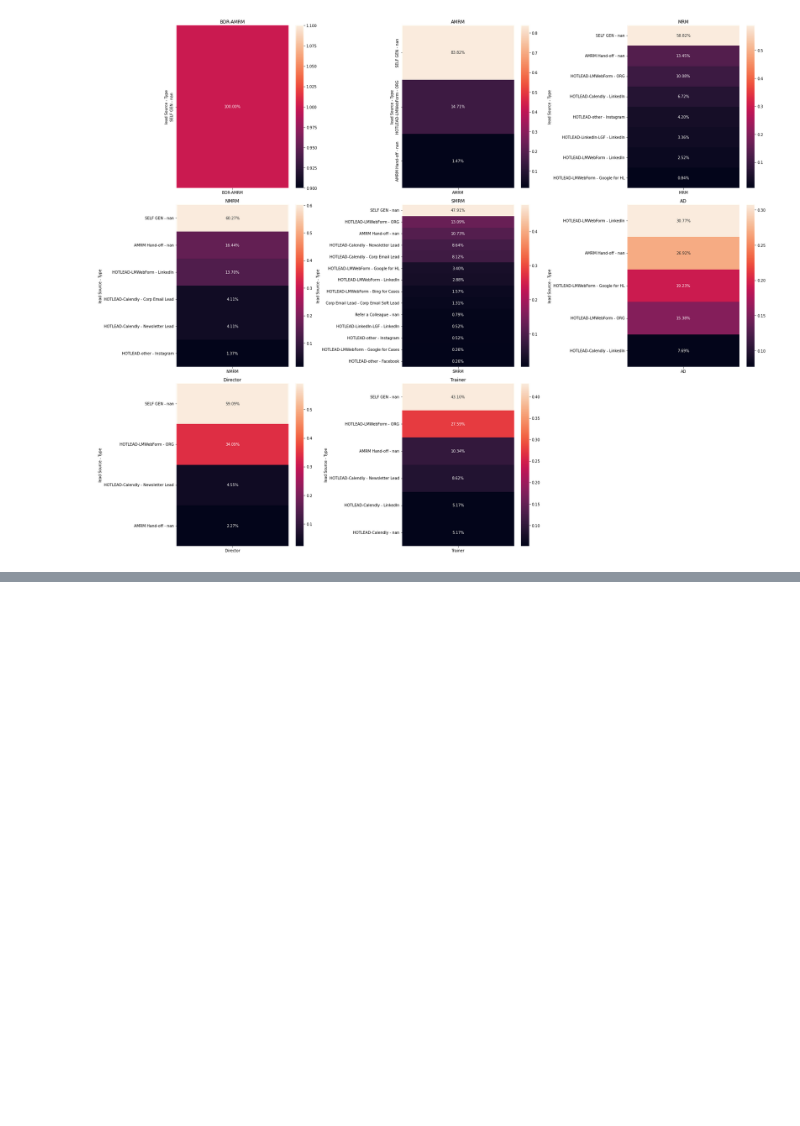
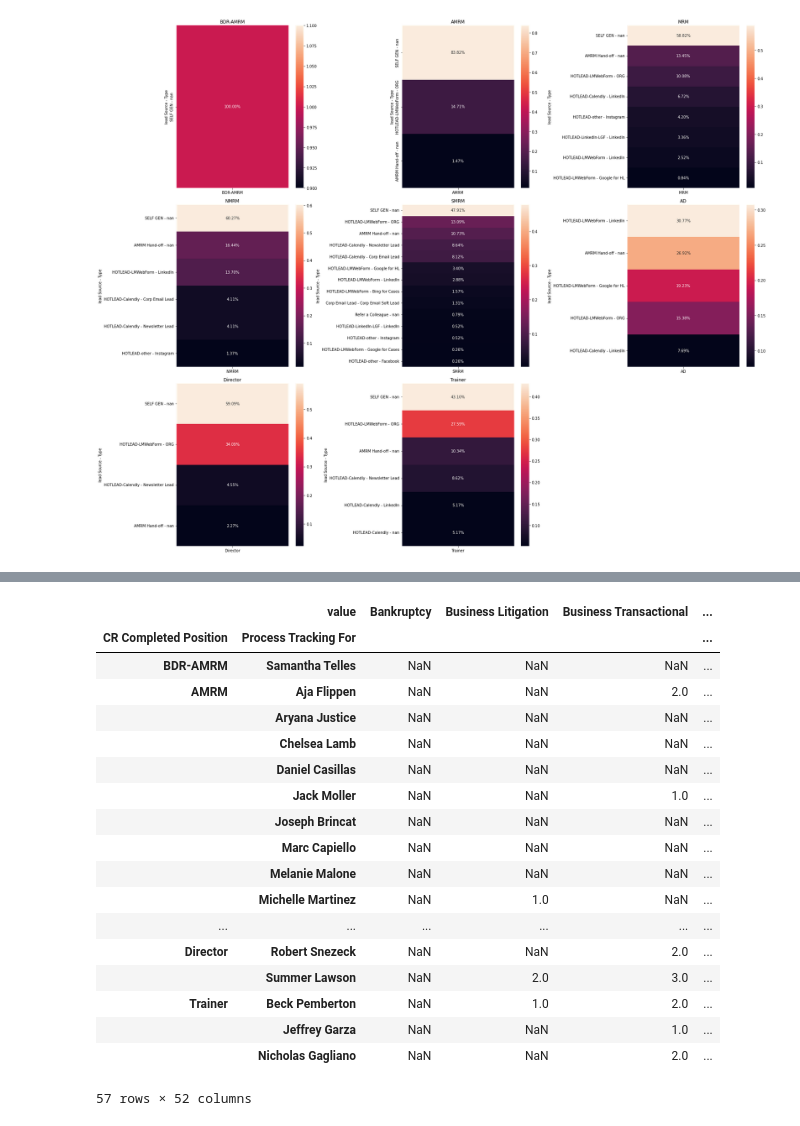
Before and after one commit to rapiinel/sales_rep_lead_preference, a Jupyter notebook: Sales Rep Lead Preference.ipynb, the cells around one changed output, grey strips where cells are left out. Saved outputs shown, nothing was run; the diff lists cells and outputs as text; code cells hidden in the pictures; blank space fills up the shorter version.

```diff
--- a/Sales Rep Lead Preference.ipynb
+++ b/Sales Rep Lead Preference.ipynb
@@ -240,0 +287,30 @@ for column in verification:
+# %%
+salesrep['CR Completed Position'] = salesrep.apply(lambda x: position_mapping[x['CR Completed Position']], axis = 1)
+# %%
+salesrep = salesrep.pivot_table(index = ['CR Completed Position', 'Process Tracking For'], columns = 'value', values = 'Stage', aggfunc = 'count')
+# %%
+salesrep.index = salesrep.index.reindex(level=0, target = sort_order)[0]
+# %%
+salesrep['Test'] = salesrep.sum(axis = 1)
+# %%
+salesrep
+# %% [output]
+|  | value | Bankruptcy | Business Litigation | Business Transactional | ... |
+| CR Completed Position | Process Tracking For |  |  |  | ... |
+| BDR-AMRM | Samantha Telles | NaN | NaN | NaN | ... |
+| AMRM | Aja Flippen | NaN | NaN | 2.0 | ... |
+|  | Aryana Justice | NaN | NaN | NaN | ... |
+|  | Chelsea Lamb | NaN | NaN | NaN | ... |
+|  | Daniel Casillas | NaN | NaN | NaN | ... |
+|  | Jack Moller | NaN | NaN | 1.0 | ... |
+|  | Joseph Brincat | NaN | NaN | NaN | ... |
+|  | Marc Capiello | NaN | NaN | NaN | ... |
+|  | Melanie Malone | NaN | NaN | NaN | ... |
+|  | Michelle Martinez | NaN | 1.0 | NaN | ... |
+| ... | ... | ... | ... | ... | ... |
+| Director | Robert Snezeck | NaN | NaN | 2.0 | ... |
+|  | Summer Lawson | NaN | 2.0 | 3.0 | ... |
+| Trainer | Beck Pemberton | NaN | 1.0 | 2.0 | ... |
+|  | Jeffrey Garza | NaN | NaN | 1.0 | ... |
+|  | Nicholas Gagliano | NaN | NaN | 2.0 | ... |
+57 rows × 52 columns
```
Also changed, not shown: parts of 7 cells of this notebook, 1 other file.
